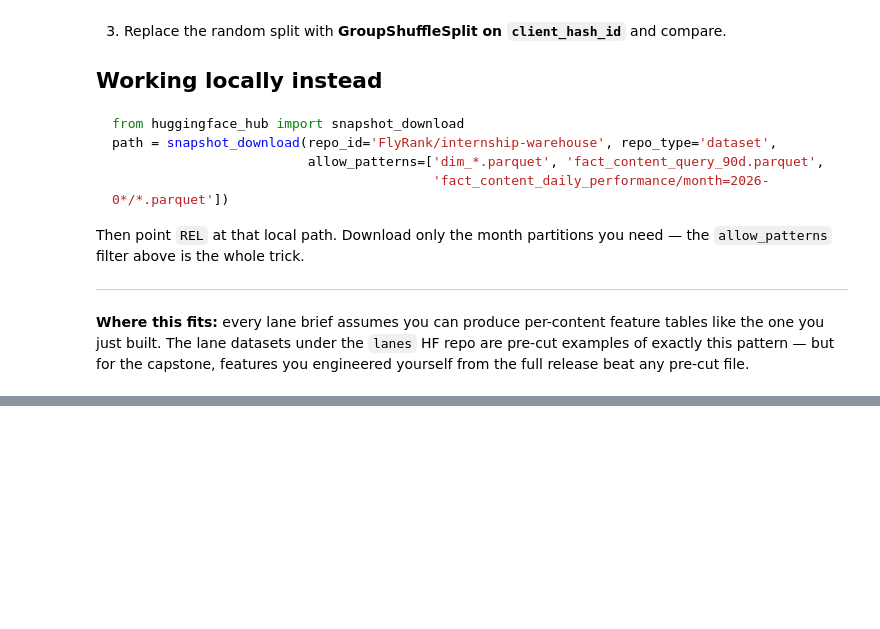
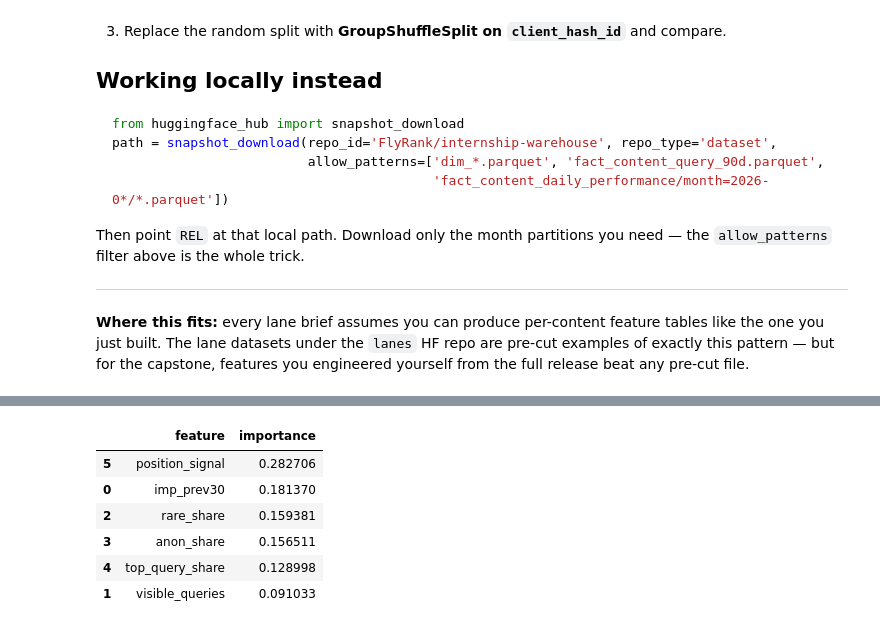
Before and after one commit to Ahmed-coder874/flyrank-ml-internship, a Jupyter notebook: notebooks/03_working_with_the_full_release.ipynb, the cells around one changed output, grey strips where cells are left out. Drawn from its saved outputs; the diff is of its cells as text; code cells hidden in the pictures; blank space fills up the shorter version.

```diff
--- a/notebooks/03_working_with_the_full_release.ipynb
+++ b/notebooks/03_working_with_the_full_release.ipynb
@@ -183,0 +316,11 @@ release beat any pre-cut file.
+# %%
+data["position_signal"] = data["pos_last30"]
+# %%
+feature_cols = [
+    'imp_prev30',
+    'visible_queries',
+    'rare_share',
+    'anon_share',
+    'top_query_share',
+    'position_signal'
+]
@@ -183,0 +378,18 @@ release beat any pre-cut file.
+# %%
+importance = pd.DataFrame({
+    "feature": feature_cols,
+    "importance": model.feature_importances_
+})
+
+importance.sort_values(
+    "importance",
+    ascending=False
+)
+# %% [output]
+|  | feature | importance |
+| 5 | position_signal | 0.282706 |
+| 0 | imp_prev30 | 0.181370 |
+| 2 | rare_share | 0.159381 |
+| 3 | anon_share | 0.156511 |
+| 4 | top_query_share | 0.128998 |
+| 1 | visible_queries | 0.091033 |
```
Also changed, not shown: parts of 11 cells of this notebook.
